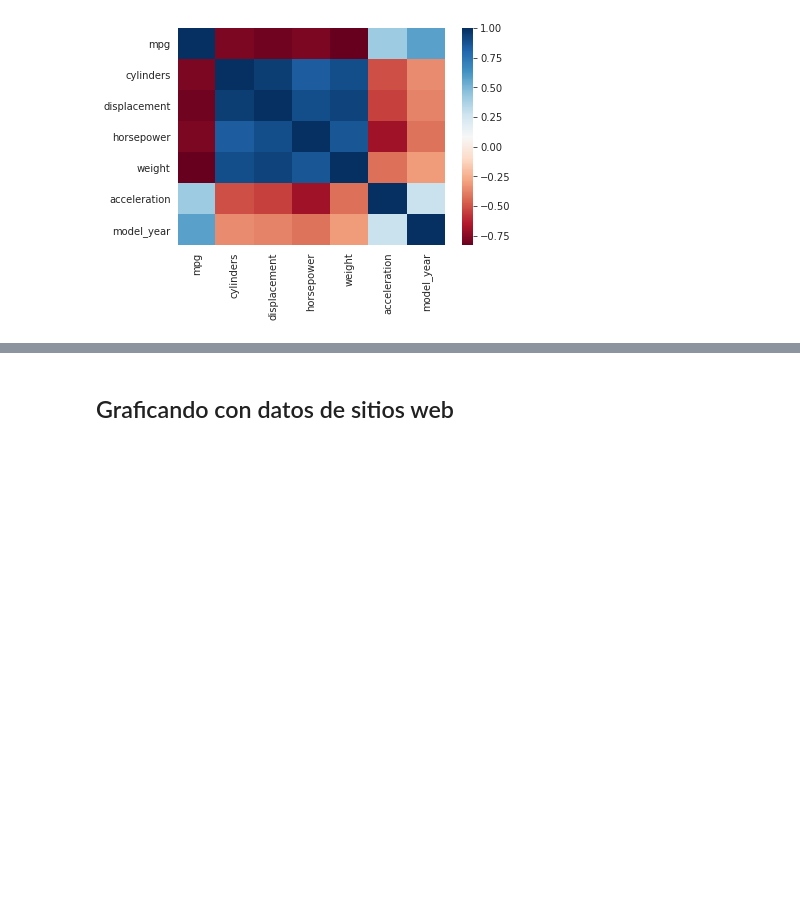
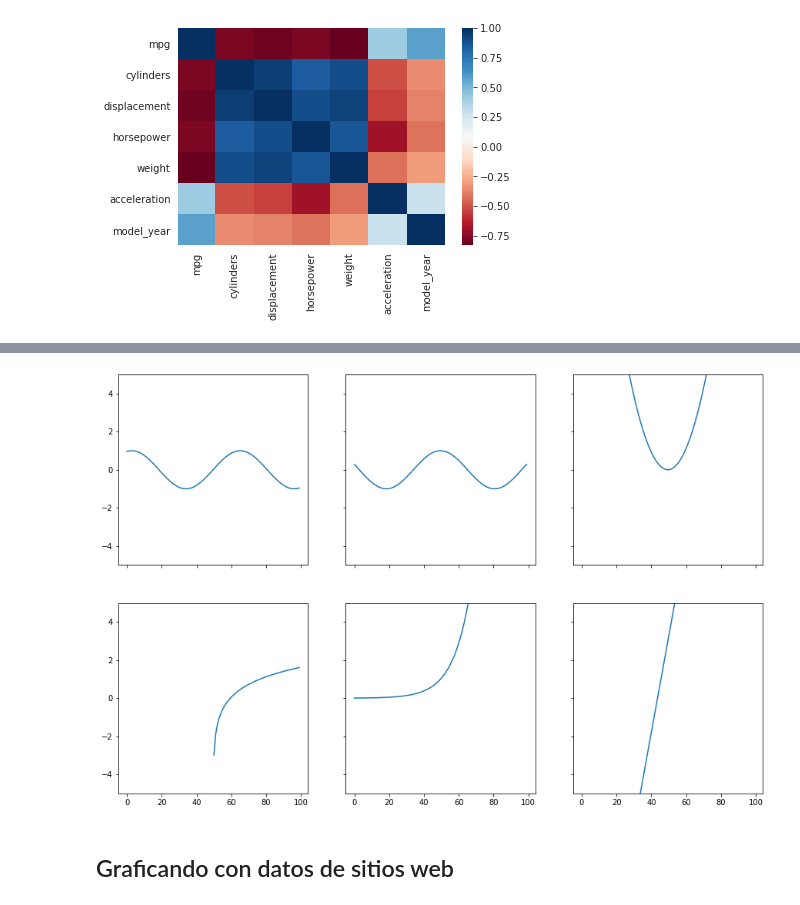
Before and after one commit to edavgaun/Python_Intermedio, a Jupyter notebook: 01_Histograma_y_Grafico_de_dispersion.ipynb, the cells around one changed output, grey strips where cells are left out. Cells and saved outputs as stored; diff of their text form; code cells hidden in the pictures; blank space fills up the shorter version.

```diff
--- a/01_Histograma_y_Grafico_de_dispersion.ipynb
+++ b/01_Histograma_y_Grafico_de_dispersion.ipynb
@@ -136,3 +148,19 @@ plt.show()
+# %%
+x=np.linspace(-5,5,100)
+
+fig, ax = plt.subplots(2,3, sharex=True, sharey=True, figsize=(15,10))
+ax[0,0].plot(np.sin(x))
+ax[0,1].plot(np.cos(x))
+ax[0,2].plot(x**2)
+ax[1,0].plot(np.log(x))
+ax[1,1].plot(np.exp(x))
+ax[1,2].plot((5*x+3))
+for i in range(2):
+    for j in range(3):
+        ax[i,j].set_ylim([-5,5])
+plt.show()
+# %% [output]
+[figure, added]
 # %% [markdown]
 ## Graficando con datos de sitios web
 # %%
```
Also changed, not shown: parts of 4 cells of this notebook.
